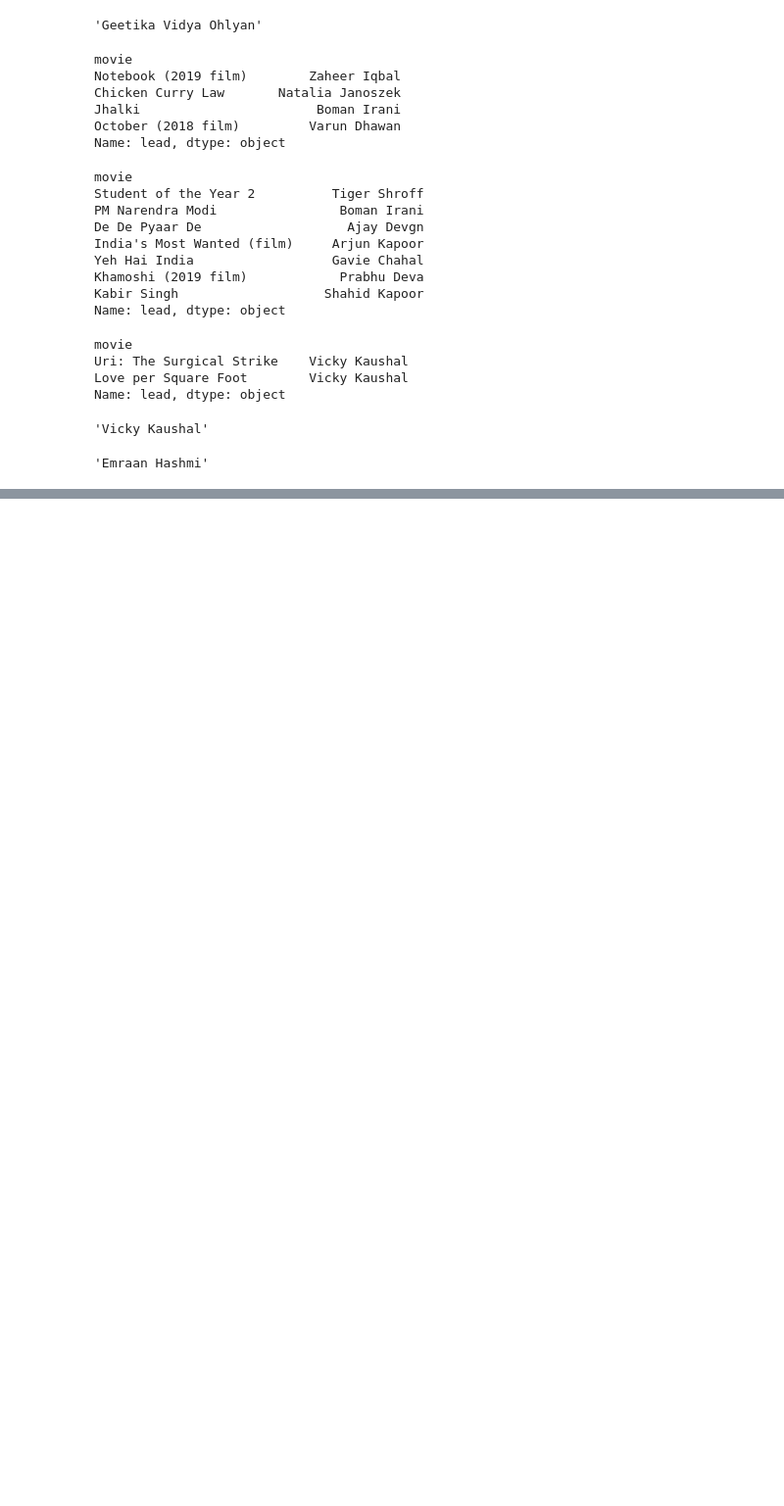
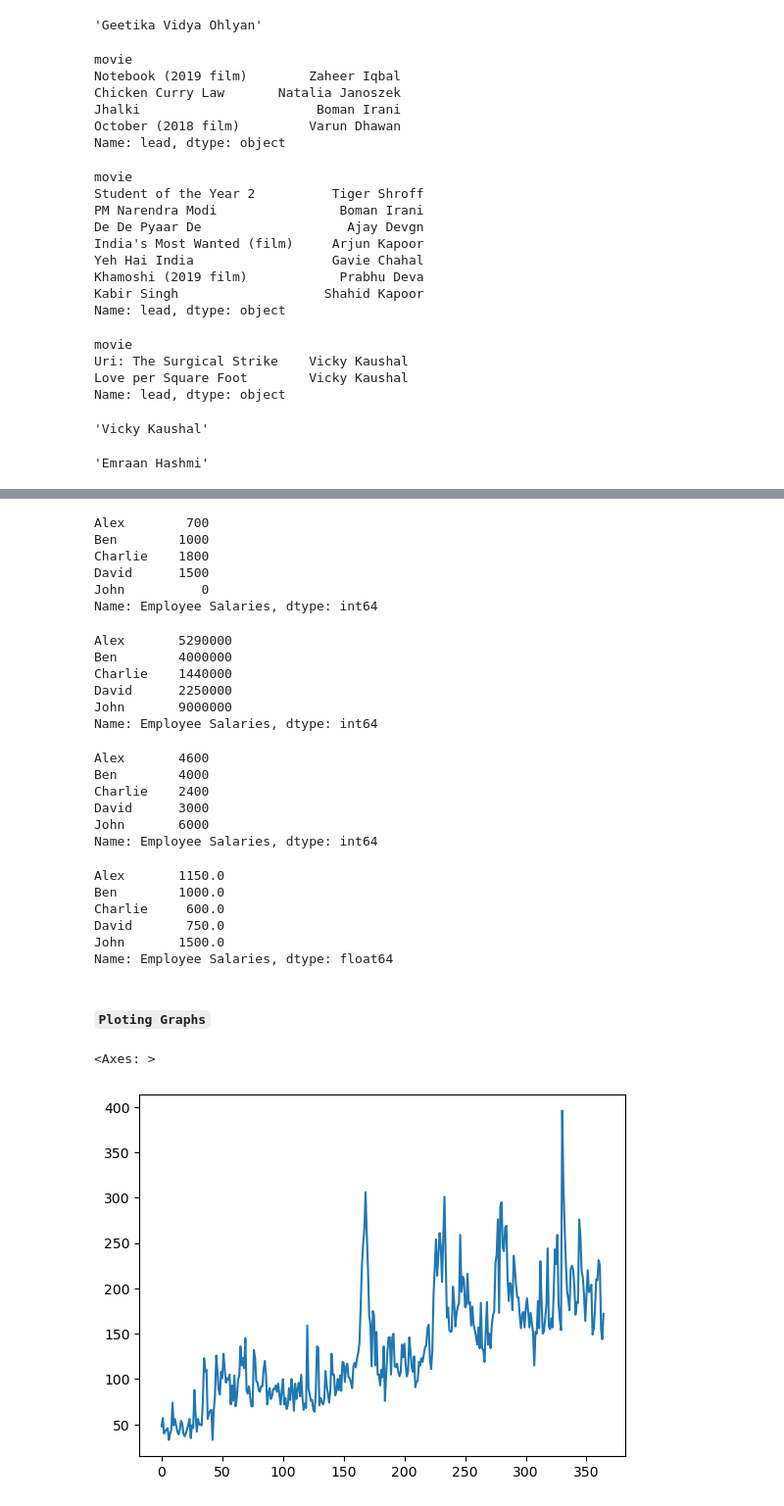
Before and after one commit to iAleeRaza/Pandas, a Jupyter notebook: pandas_fundamentals.ipynb, the cells around one changed output, grey strips where cells are left out. Shown at 98% size. Drawn from its saved outputs; the diff is of its cells as text; code cells hidden in the pictures; blank space fills up the shorter version.

```diff
--- a/pandas_fundamentals.ipynb
+++ b/pandas_fundamentals.ipynb
@@ -545,0 +645,44 @@ movies.iat[3]
+# %%
+# Arithematic operators
+3000 - salary_series # works with all arithematic operators
+# %% [output]
+Alex        700
+Ben        1000
+Charlie    1800
+David      1500
+John          0
+Name: Employee Salaries, dtype: int64
+# %%
+salary_series**2
+# %% [output]
+Alex       5290000
+Ben        4000000
+Charlie    1440000
+David      2250000
+John       9000000
+Name: Employee Salaries, dtype: int64
+# %%
+salary_series*2
+# %% [output]
+Alex       4600
+Ben        4000
+Charlie    2400
+David      3000
+John       6000
+Name: Employee Salaries, dtype: int64
+# %%
+salary_series/2
+# %% [output]
+Alex       1150.0
+Ben        1000.0
+Charlie     600.0
+David       750.0
+John       1500.0
+Name: Employee Salaries, dtype: float64
+# %% [markdown]
+#### `Ploting Graphs`
+# %%
+subs.plot()
+# %% [output]
+<Axes: >
+[figure, added]
```
Also changed, not shown: parts of 12 cells of this notebook.
